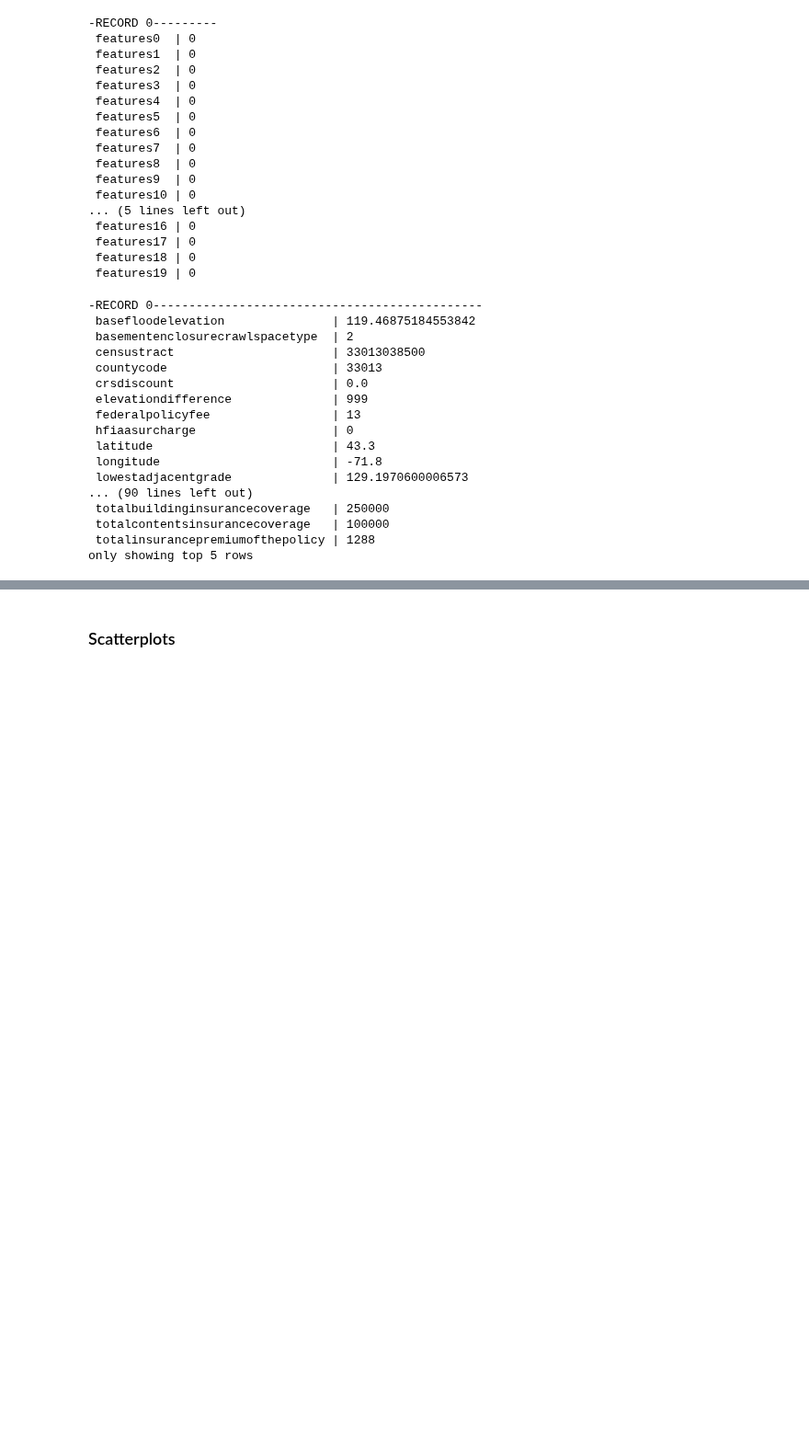
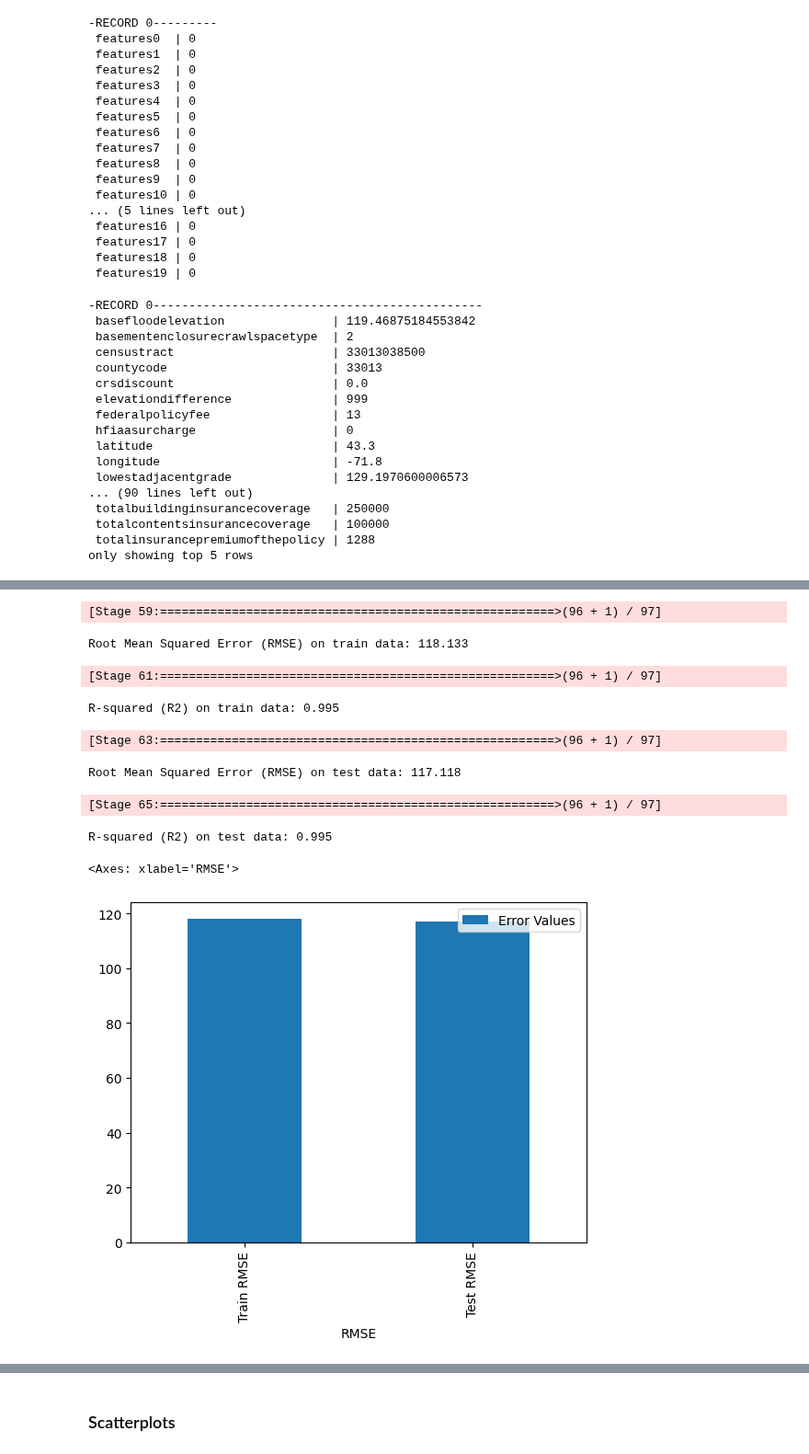
Before and after one commit to jshiah/dsc232r_group_project, a Jupyter notebook: pyspark.ipynb, the cells around one changed output, grey strips where cells are left out. Shown at 92% size. Cells and saved outputs as stored; diff of their text form; code cells hidden in the pictures; blank space fills up the shorter version.

```diff
--- a/pyspark.ipynb
+++ b/pyspark.ipynb
@@ -755,0 +733,48 @@ df_barplot.plot.bar(x = 'R-squared', y = 'R-squared Values')
+# %%
+# Milestone 3: Get Training data RMSE for Model
+# RMSE ranges from 0 to infinity, lower RMSE the better, (higher weight to larger errors)
+from pyspark.ml.evaluation import RegressionEvaluator
+predictions_rmse_train = lr_model_2.transform(train_data)
+
+evaluator = RegressionEvaluator(labelCol = 'totalinsurancepremiumofthepolicy', predictionCol = 'predicted_premium_stats', metricName = 'rmse')
+rmse_train = evaluator.evaluate(predictions_rmse_train)
+print("Root Mean Squared Error (RMSE) on train data: {:.3f}".format(rmse_train))
+# %% [output]
+[Stage 59:=======================================================>(96 + 1) / 97]
+Root Mean Squared Error (RMSE) on train data: 118.133
+# %%
+# Milestone 3: Get Training data R-squared for Model
+evaluator_r2 = RegressionEvaluator(labelCol='totalinsurancepremiumofthepolicy', predictionCol='predicted_premium_stats', metricName='r2')
+r2_train = evaluator_r2.evaluate(predictions_rmse_train)
+print("R-squared (R2) on train data: {:.3f}".format(r2_train))
+# %% [output]
+[Stage 61:=======================================================>(96 + 1) / 97]
+R-squared (R2) on train data: 0.995
+# %%
+# Milestone 3: Get Testing data RMSE for Model
+from pyspark.ml.evaluation import RegressionEvaluator
+
+predictions_rmse_test = lr_model_2.transform(test_data)
+
+evaluator = RegressionEvaluator(labelCol = 'totalinsurancepremiumofthepolicy', predictionCol = 'predicted_premium_stats', metricName = 'rmse')
+rmse_test = evaluator.evaluate(predictions_rmse_test)
+print("Root Mean Squared Error (RMSE) on test data: {:.3f}".format(rmse_test))
+# %% [output]
+[Stage 63:=======================================================>(96 + 1) / 97]
+Root Mean Squared Error (RMSE) on test data: 117.118
+# %%
+# Milestone 3: Get Testing data R-squared for Model
+evaluator_r2 = RegressionEvaluator(labelCol = 'totalinsurancepremiumofthepolicy', predictionCol = 'predicted_premium_stats', metricName = 'r2')
+r2_test = evaluator_r2.evaluate(predictions_rmse_test)
+print("R-squared (R2) on test data: {:.3f}".format(r2_test))
+# %% [output]
+[Stage 65:=======================================================>(96 + 1) / 97]
+R-squared (R2) on test data: 0.995
+# %%
+# Milestone 3: Bar plot with RMSE values, comparing train and test data
+# To answer Question 4: "Where does your model fit in the fitting graph?"
+df_barplot = pd.DataFrame({'RMSE': ['Train RMSE', 'Test RMSE'], 'Error Values': [118.133, 117.118]})
+df_barplot.plot.bar(x = 'RMSE', y = 'Error Values')
+# %% [output]
+<Axes: xlabel='RMSE'>
+[figure, added]
```
Also changed, not shown: parts of 31 cells of this notebook.
